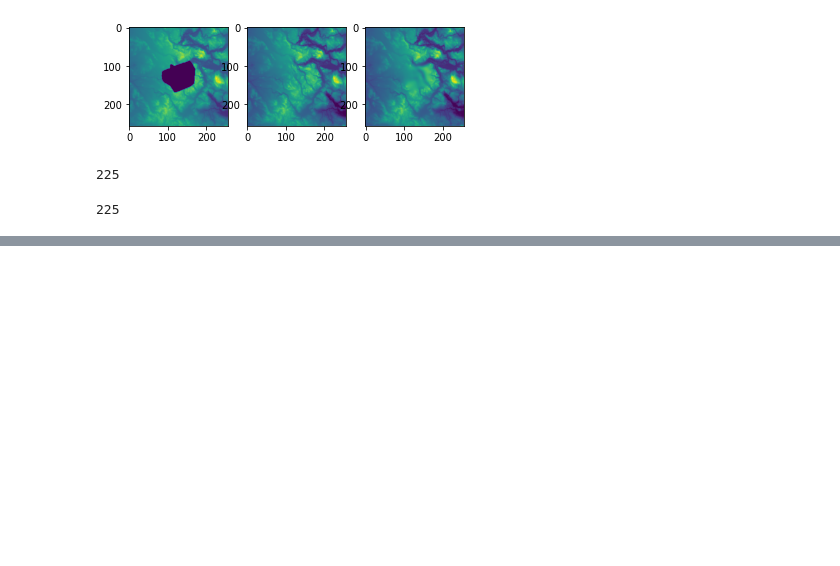
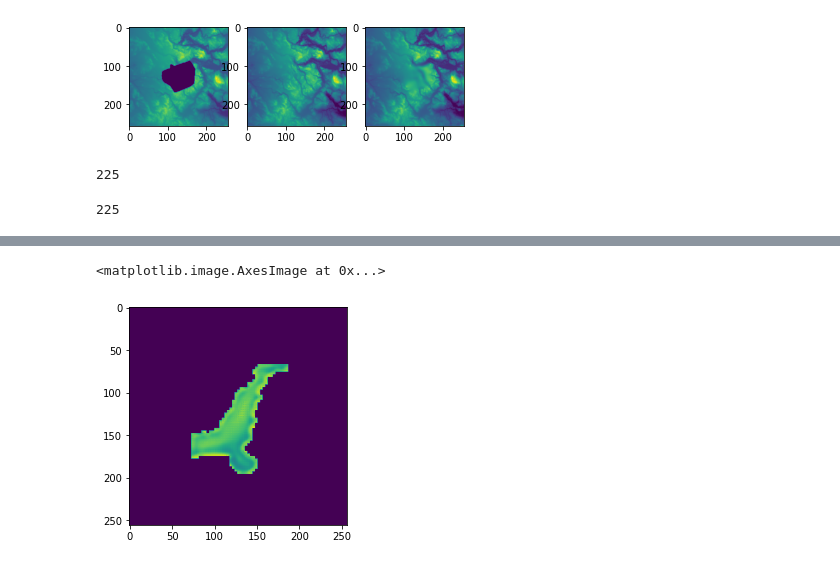
Before and after one commit to KennethTM/autoencoder-for-lake-bathymetry, a Jupyter notebook: dem_autoencoder.ipynb, the cells around one changed output, grey strips where cells are left out. Cells and saved outputs as stored; diff of their text form; code cells hidden in the pictures; blank space fills up the shorter version.

```diff
--- a/dem_autoencoder.ipynb
+++ b/dem_autoencoder.ipynb
@@ -453,0 +468,25 @@ axarr[3].imshow((tmp_hat_np*tmp_mask_np)-(tmp_target_np*tmp_mask_np))
+# %%
+def predict_func(x):
+
+    lake = dem_scale(x["lake"])
+    mask = x["mask"]
+
+    target_tensor = torch.from_numpy(lake).unsqueeze(0)
+    mask_tensor = torch.from_numpy(mask).unsqueeze(0)
+    input_tensor = target_tensor * (1-mask_tensor)
+
+    with torch.no_grad():
+        xhat_tensor = lake_model(input_tensor.unsqueeze(0))
+
+    xhat_np = xhat_tensor.squeeze().numpy()
+    xhat_np_orig_scale = dem_inv_scale(xhat_np)
+    xhat_mask = xhat_np_orig_scale*mask
+
+    return(xhat_mask)
+# %%
+pred = [predict_func(i) for i in valid_list]
+# %%
+plt.imshow(pred[0])
+# %% [output]
+<matplotlib.image.AxesImage at 0x...>
+[figure, added]
```
Also changed, not shown: parts of 14 cells of this notebook.
